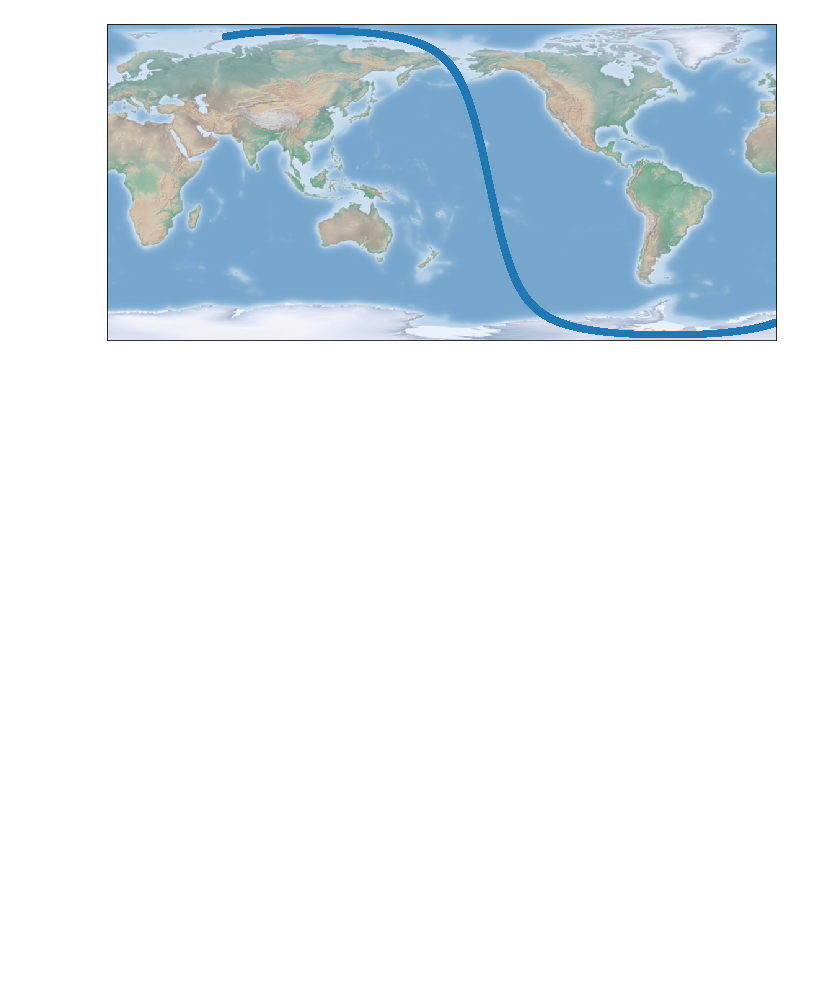
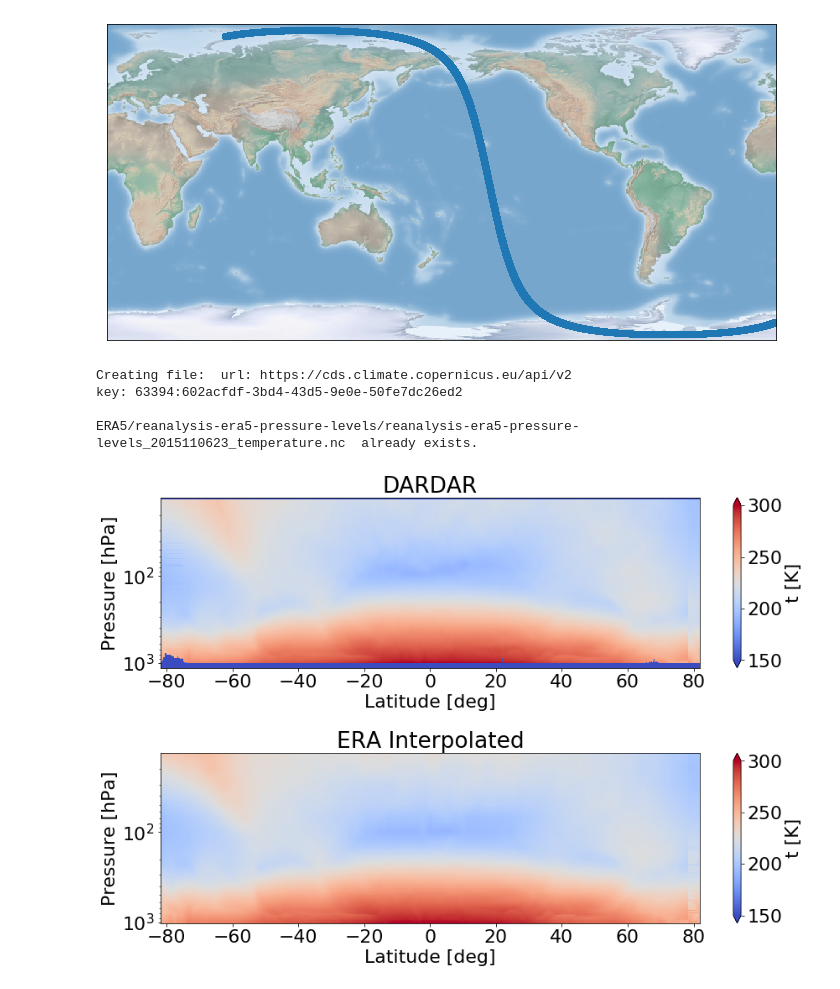
Before and after one commit to SEE-GEO/DARDAR_ERA_interpolation, a Jupyter notebook: plot_interpolated_data.ipynb, the cells around one changed output. Saved outputs shown, nothing was run; the diff lists cells and outputs as text; code cells hidden in the pictures; blank space fills up the shorter version.

```diff
--- a/plot_interpolated_data.ipynb
+++ b/plot_interpolated_data.ipynb
@@ -112,3 +117,50 @@ plt.show()
 The dedent function was deprecated in Matplotlib 3.1 and will be removed in 3.3. Use inspect.cleandoc instead.
   """
 [figure]
+# %%
+fig, (ax1, ax2) = plt.subplots(2,1, figsize=(12, 8))
+fig.subplots_adjust(left=0.02, bottom=0.06, right=0.95, top=0.94, wspace=0.2, hspace = 0.5)
+
+height_d = dardar.get_data('height')
+t = dardar.get_data('temperature')
+cmap = 'coolwarm'
+#cmap.set_bad('b', np.nan)
+
+im = ax1.pcolormesh(lat_d, alt2pres(height_d)*0.01, t.T, cmap=cmap, vmin=150, vmax=300)
+ax1.set_ylim(ax1.get_ylim()[::-1])
+fig.colorbar(im, ax=ax1, label = 't [K]' , extend = 'both')
+
+ax1.set_xlabel('Latitude [deg]')
+ax1.set_ylabel('Pressure [hPa]')
+
+#ax.set_ylim(ax.get_ylim()[::-1])
+
+ax1.set_title('DARDAR')
+ax1.set_yscale('log')
+#fig.suptitle(t_0)
+
+
+ERA = ERA5p(t_0, t_1, 'temperature')
+
+# regrid ERA5 to DARDAR locations
+grid_t = ERA.interpolate(dardar, p_grid)
+
+# plot gridded data
+im = ax2.pcolormesh(lat_d, p_grid, grid_t, shading = 'auto', cmap = 'coolwarm', vmin=150, vmax=300)
+
+fig.colorbar(im, ax=ax2, label = ERA.shortname + " ["+  ERA.era[ERA.shortname].units + "]", extend = 'both')
+
+ax2.set_xlabel('Latitude [deg]')
+ax2.set_ylabel('Pressure [hPa]')
+
+ax2.set_ylim(ax2.get_ylim()[::-1])
+ax2.set_title('ERA Interpolated')
+ax2.set_yscale('log')
+
+fig.savefig('DARDAR_temperature.png', bbox_inches = 'tight')
+# %% [output]
+Creating file:  url: https://cds.climate.copernicus.eu/api/v2
+key: 63394:602acfdf-3bd4-43d5-9e0e-50fe7dc26ed2
+
+ERA5/reanalysis-era5-pressure-levels/reanalysis-era5-pressure-levels_2015110623_temperature.nc  already exists.
+[figure, added]
```
Also changed, not shown: parts of 3 cells of this notebook.
